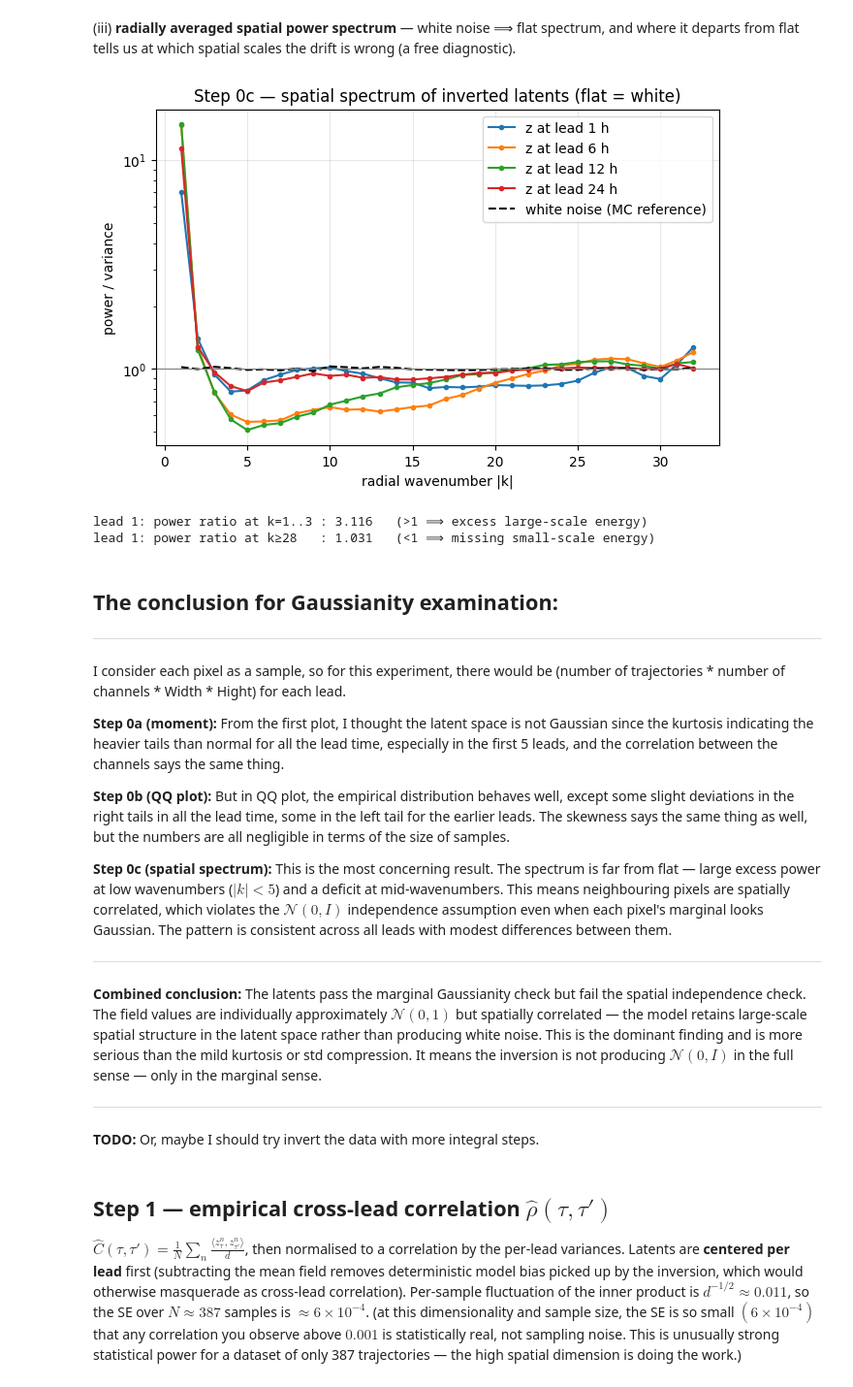
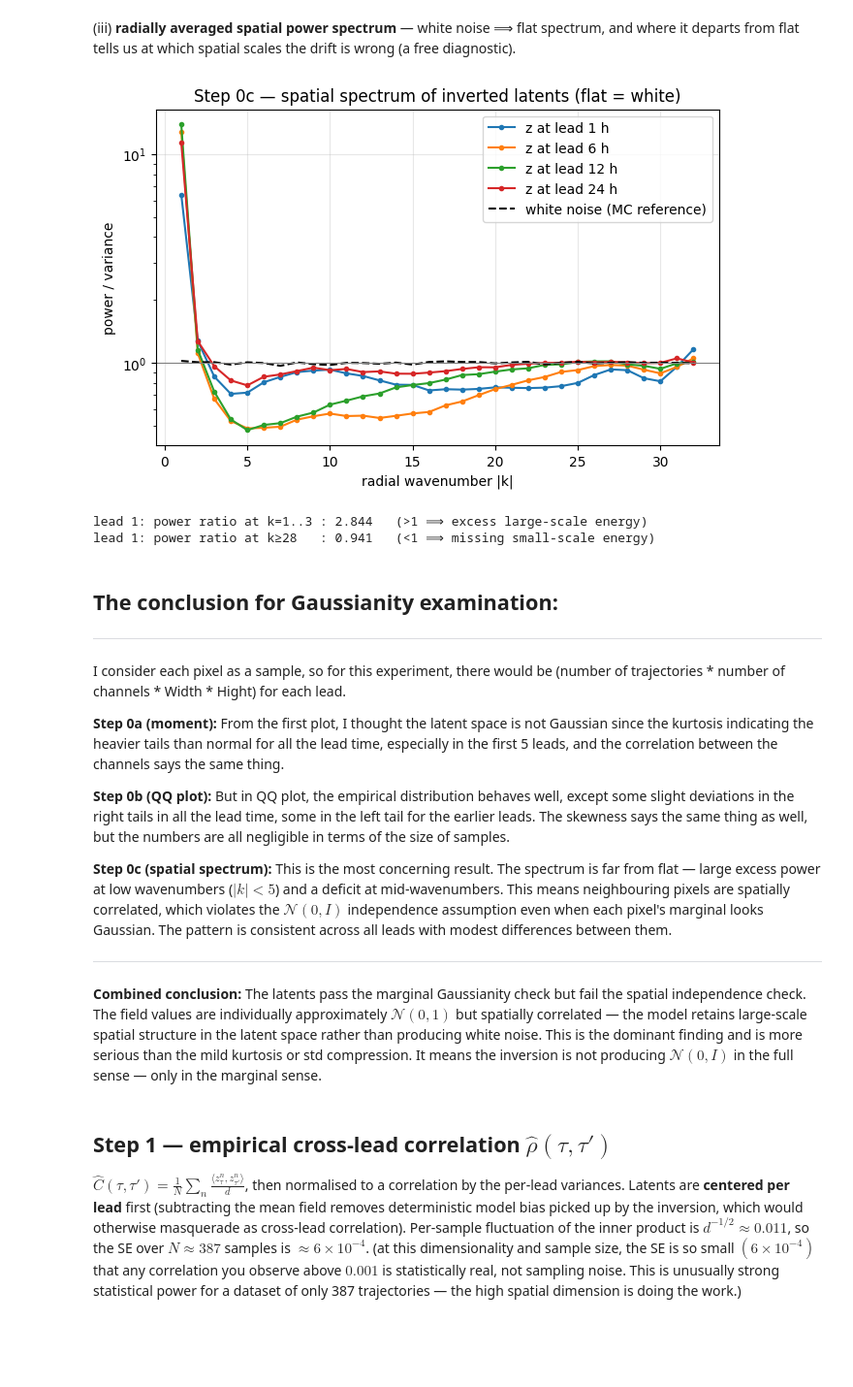
Before and after one commit to path2morepro/Thesis-Work-Extension-from-latent-space-noise, a Jupyter notebook: Analysis/diagnosis.ipynb, the cells around one changed output. Shown at 97% size. Drawn from its saved outputs; the diff is of its cells as text; code cells hidden in the pictures; blank space fills up the shorter version.

```diff
--- a/Analysis/diagnosis.ipynb
+++ b/Analysis/diagnosis.ipynb
@@ -230,80 +232,73 @@ plt.show()
 # by the field variance, so 'flat at 1.0' is the null — the test is about SHAPE.
 # Departures localise the spatial scales where the drift is wrong.
 
-def radial_power_spectrum(fields):
+def radial_power_spectrum(f):
     """
     fields: (..., H, W) → (n_bins,) radially averaged power spectrum, averaged
     over all leading axes, normalised by the field variance (white noise ⟹ ≈1).
     """
 
     # fields (num_traj, C, H, W)
+    # Before, claude said that k(0, 0), namely DC component would dominate the power
+    # If I don't remove the mean value
+    # Bro, you skip k=0 after convert the coordinate
+    # So, I don't see removing the mean is necessary
+    # TODO: if you skip zero why you fucking remove the drift?
 
-    # It doesn't say computation of average in which axis
-    # Reason: k=0 Fourier component represents the mean value of the field
-    # If the field has a nonzero mean, the DC component dominates the spectrum and obscrues everything else
-    f = fields - fields.mean()
-
-    # decompose field into frequencies
-    # use Pareval's theorem to transform the frequencies into powers
-    # normalize by dividing H*W so that the sum of all frequency powers equal to f.var()
-
-    # So if every pixel in the origin field is i.i.d N(0, 1), the expected power at every frequency is exactly 1
-    # fft2 would preserve all shapes
-    # here fft performs on each field, that's why axes are the last 2
     P = np.abs(np.fft.fft2(f, axes=(-2, -1))) ** 2 / (H * W)
 
-    # As above, E(P_k) = var(f) since the field has substracted the dift
-    # so each power has expected value var(f) for white noise
-
-    # dividing f.var() is the normalisation
-    # after normalisation, the relative deviation of field distribution from normal distribution would be shown
-    # but in Cartesian coordinates
 
     # mean is pooling: it would return the average power over all trajectories and channels
+    # TODO: why you want to pooling all the channels? a field is R^{C*H*W}, I mean I may need to perform 3D fft
     P = P.reshape(-1, H, W).mean(axis=0) / f.var()
 
-    # It's the regular process to calculate the radical power for 2D field
-    # the reason why it needs radical spectrum is that it is regardless of direction
+    # the reason why it needs radical spectrum is that
+    # it projects from 2D into 1D so visualization is more understandable
 
-    # each point (k_x, k_y) in the 2D frequency grid is assigned a radial wavenumber k_r = (k_x^2, k_y^2)^0.5
-    # This is the distance from the origin in frequency space
+    # The thing is after convert, fft used absolute function
+    # So all the (k_x, k_y) pairs are in the first quadrant
+    # So for each wavenumber k, there could be few pairs who belong to the same k
+    # Then convert is like:
+    # For each k: P[k] = 1/N Sum(abs(f(kx, ky))^2), where N is number of pairs
+
+
+    # The wavenumber is the discrete scale of power intensity, can I claim like that?
+    # It's not intensity, it's called magnitude
 
     # After fft2, the output is indexed 0 to H−1 and 0 to W−1
     # But index 0 is not frequency 0, index 1 is not frequency 1/H, etc.
     # the FFT uses a specific ordering (positive frequencies first, then negative).
     # fftfreq(H) * H converts those indices to actual wavenumber values in cycles per grid length.
     # So fft2 gives you the power values, fftfreq gives you the axis labels for those values.
     ky, kx = np.meshgrid(np.fft.fftfreq(H) * H, np.fft.fftfreq(W) * W, indexing="ij")
     kr     = np.round(np.sqrt(kx**2 + ky**2)).astype(int)
-    # number of k, namely number of (k_x, k_y) pairs
     n_bins = H // 2 + 1
-    # power spectrum for each frequency (each weavenumber)
     spec   = np.array([P[kr == b].mean() for b in range(1, n_bins)])   # skip k=0 (mean)
     return np.arange(1, n_bins), spec
 
 plt.figure(figsize=(7.5, 4.5))
 for tau in [1, 6, 12, 24]:
     k, spec = radial_power_spectrum(Z[:, tau - 1])
     plt.semilogy(k, spec, "o-", ms=3, label=f"z at lead {tau} h")
 
 # Monte-Carlo white-noise reference (same estimator, finite-sample jitter visible)
 k, spec_wn = radial_power_spectrum(rng.standard_normal((100, C, H, W)).astype(np.float32))
 plt.semilogy(k, spec_wn, "k--", lw=1.5, label="white noise (MC reference)")
 plt.axhline(1.0, color="gray", lw=0.8)
 plt.xlabel("radial wavenumber |k|")
 plt.ylabel("power / variance")
 plt.title("Step 0c — spatial spectrum of inverted latents (flat = white)")
 plt.legend()
 plt.grid(alpha=0.3)
 plt.show()
 
 k, spec1 = radial_power_spectrum(Z[:, 0])
 print(f"lead 1: power ratio at k=1..3 : {spec1[:3].mean():.3f}   (>1 ⟹ excess large-scale energy)")
 print(f"lead 1: power ratio at k≥28   : {spec1[27:].mean():.3f}   (<1 ⟹ missing small-scale energy)")
 # %% [output]
-[figure, old version]
+[figure, new version]
-lead 1: power ratio at k=1..3 : 3.116   (>1 ⟹ excess large-scale energy)
-lead 1: power ratio at k≥28   : 1.031   (<1 ⟹ missing small-scale energy)
+lead 1: power ratio at k=1..3 : 2.844   (>1 ⟹ excess large-scale energy)
+lead 1: power ratio at k≥28   : 0.941   (<1 ⟹ missing small-scale energy)
 # %% [markdown]
 ##  The conclusion for Gaussianity examination:
 ---
@@ -320,9 +315,6 @@ I consider each pixel as a sample, so for this experiment, there would be (numbe
 ---
 
 **Combined conclusion:** The latents pass the marginal Gaussianity check but fail the spatial independence check. The field values are individually approximately $\mathcal{N}(0,1)$ but spatially correlated — the model retains large-scale spatial structure in the latent space rather than producing white noise. This is the dominant finding and is more serious than the mild kurtosis or std compression. It means the inversion is not producing $\mathcal{N}(0,I)$ in the full sense — only in the marginal sense.
-
----
-**TODO:** Or, maybe I should try invert the data with more integral steps.
 # %% [markdown]
 ## Step 1 — empirical cross-lead correlation $\hat\rho(\tau, \tau')$
 
```
Also changed, not shown: parts of 3 cells of this notebook, 4 other files.
